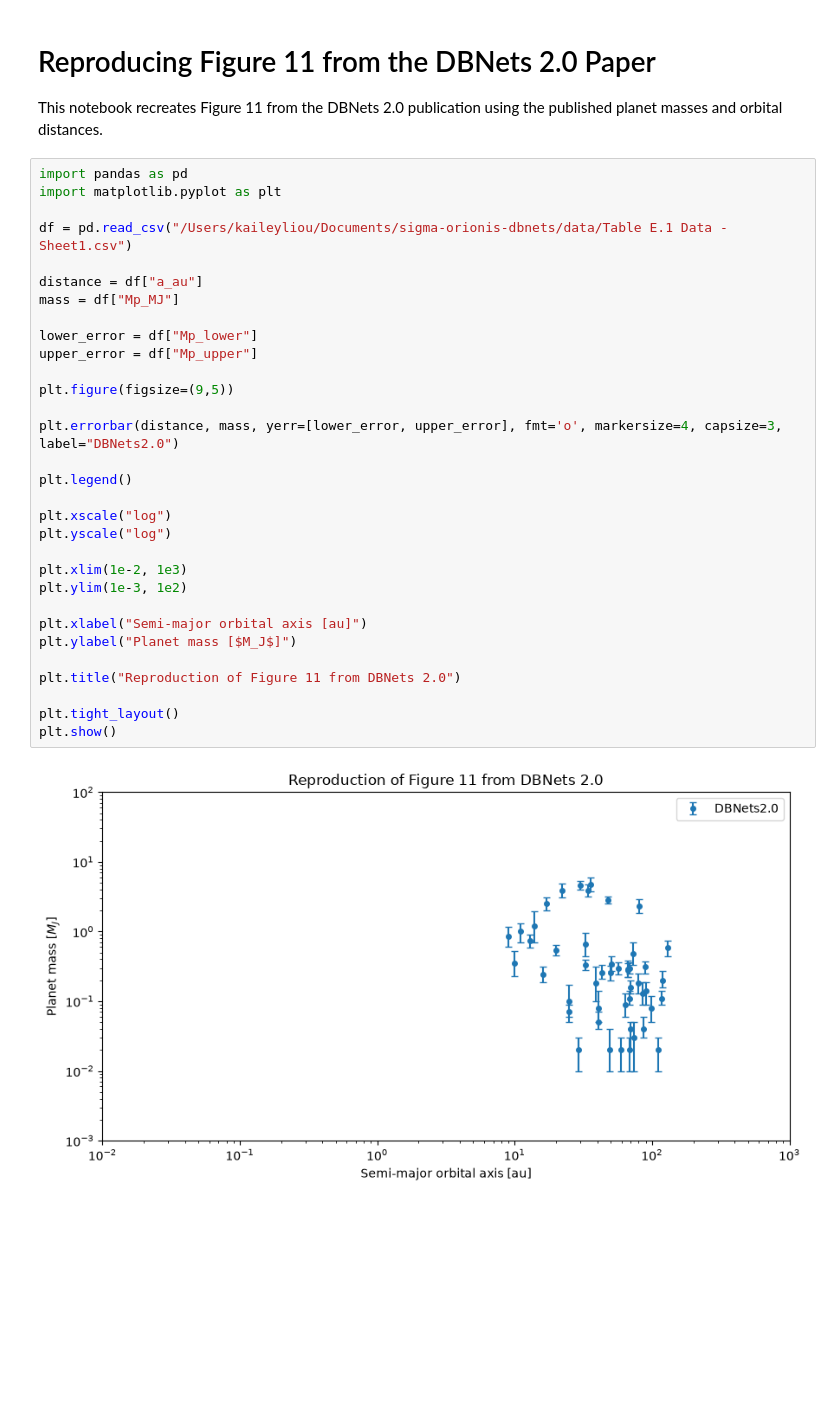
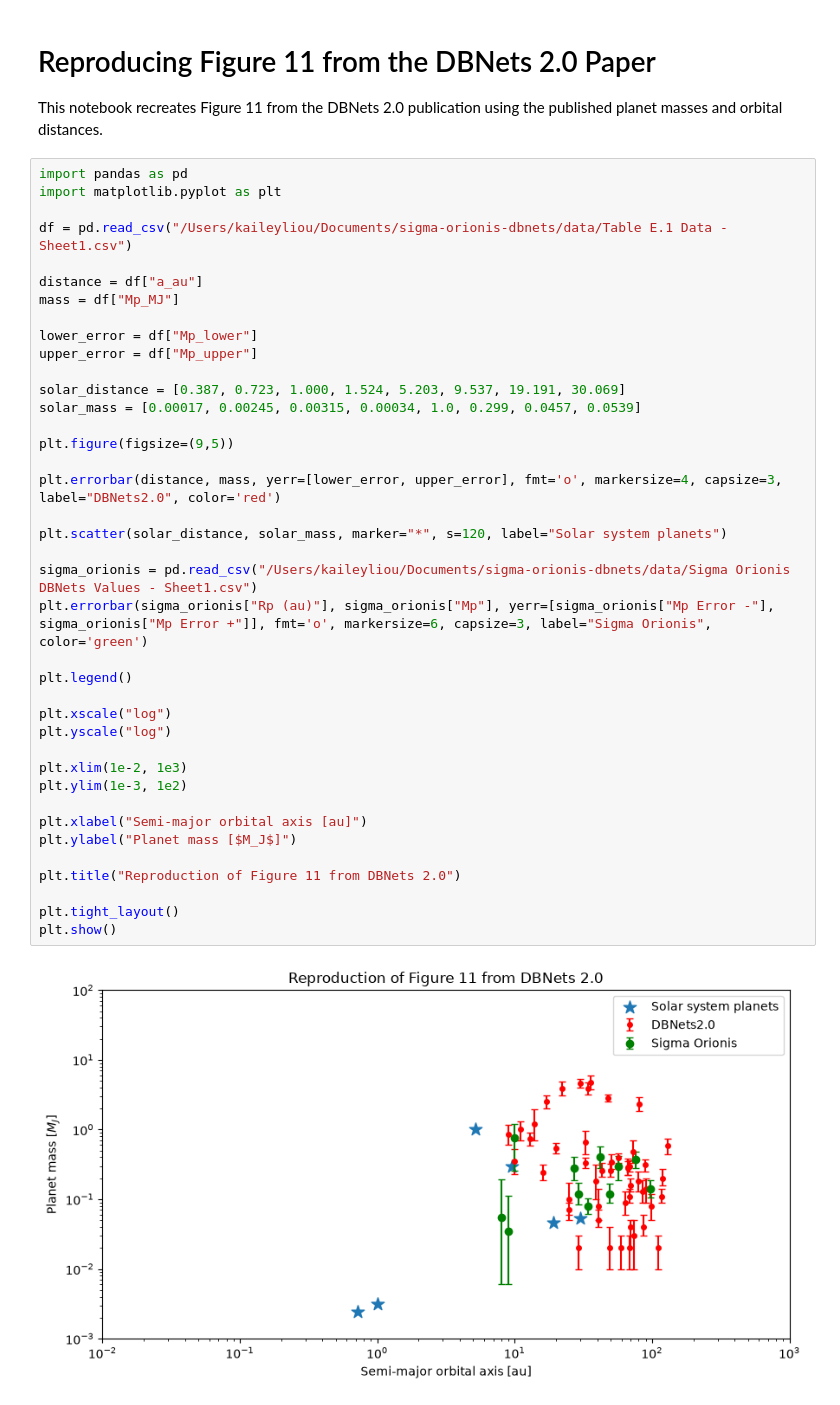
Before and after one commit to KaileyLiou/sigma-orionis-dbnets, a Jupyter notebook: notebooks/recreate_dbnets_figure11.ipynb, the cells around one changed output. Drawn from its saved outputs; the diff is of its cells as text; blank space fills up the shorter version.

Commit message:
added solar system planets and sigma orionis data

```diff
--- a/notebooks/recreate_dbnets_figure11.ipynb
+++ b/notebooks/recreate_dbnets_figure11.ipynb
@@ -5,32 +5,40 @@ This notebook recreates Figure 11 from the DBNets 2.0 publication using the publ
 import pandas as pd
 import matplotlib.pyplot as plt
 
 df = pd.read_csv("/Users/kaileyliou/Documents/sigma-orionis-dbnets/data/Table E.1 Data - Sheet1.csv")
 
 distance = df["a_au"]
 mass = df["Mp_MJ"]
 
 lower_error = df["Mp_lower"]
 upper_error = df["Mp_upper"]
 
+solar_distance = [0.387, 0.723, 1.000, 1.524, 5.203, 9.537, 19.191, 30.069]
+solar_mass = [0.00017, 0.00245, 0.00315, 0.00034, 1.0, 0.299, 0.0457, 0.0539]
+
 plt.figure(figsize=(9,5))
 
-plt.errorbar(distance, mass, yerr=[lower_error, upper_error], fmt='o', markersize=4, capsize=3, label="DBNets2.0")
+plt.errorbar(distance, mass, yerr=[lower_error, upper_error], fmt='o', markersize=4, capsize=3, label="DBNets2.0", color='red')
+
+plt.scatter(solar_distance, solar_mass, marker="*", s=120, label="Solar system planets")
+
+sigma_orionis = pd.read_csv("/Users/kaileyliou/Documents/sigma-orionis-dbnets/data/Sigma Orionis DBNets Values - Sheet1.csv")
+plt.errorbar(sigma_orionis["Rp (au)"], sigma_orionis["Mp"], yerr=[sigma_orionis["Mp Error -"], sigma_orionis["Mp Error +"]], fmt='o', markersize=6, capsize=3, label="Sigma Orionis", color='green')
 
 plt.legend()
 
 plt.xscale("log")
 plt.yscale("log")
 
 plt.xlim(1e-2, 1e3)
 plt.ylim(1e-3, 1e2)
 
 plt.xlabel("Semi-major orbital axis [au]")
 plt.ylabel("Planet mass [$M_J$]")
 
 plt.title("Reproduction of Figure 11 from DBNets 2.0")
 
 plt.tight_layout()
 plt.show()
 # %% [output]
-[figure, old version]
+[figure, new version]
```
Also changed, not shown: 2 other files.
